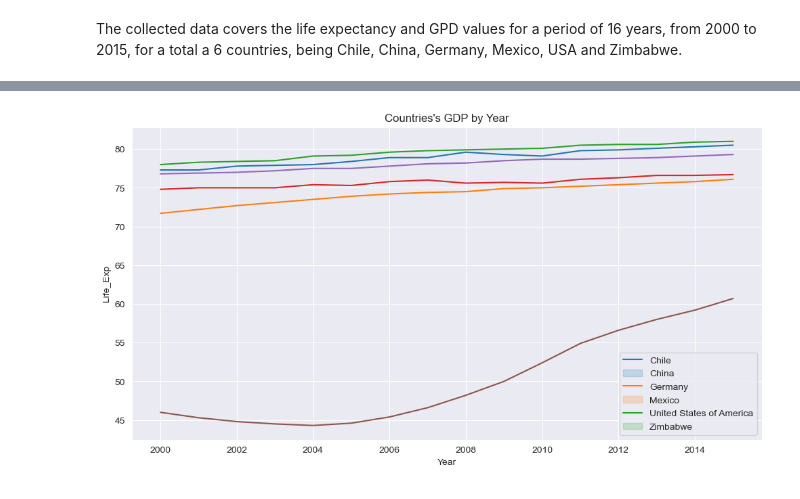
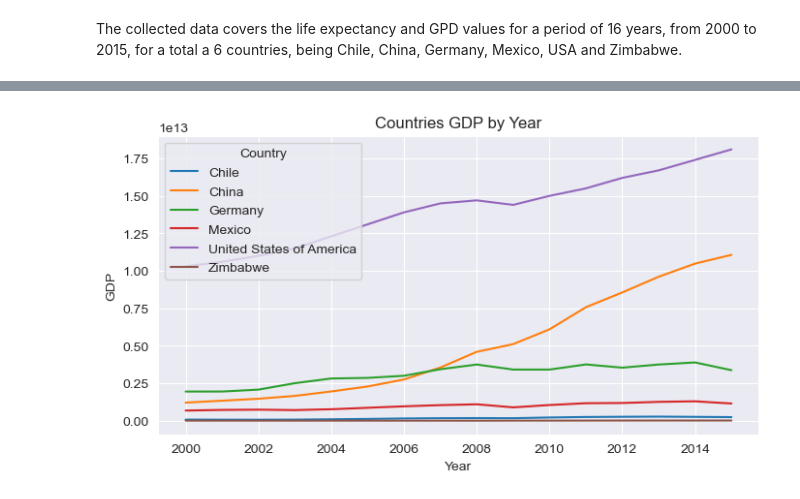
Before and after one commit to dorinMaraku/Life-Expectancy-and-GDP-Starter, a Jupyter notebook: life_expectancy_gdp.ipynb, the cells around one changed output, grey strips where cells are left out. Saved outputs shown, nothing was run; the diff lists cells and outputs as text; code cells hidden in the pictures.

```diff
--- a/life_expectancy_gdp.ipynb
+++ b/life_expectancy_gdp.ipynb
@@ -28,6 +28,6 @@ df.sample(10)
 # %%
 # renaming the Life Expectancy column for ease of use.
-df.rename(columns={'Life expectancy at birth (years)':'Life_Exp'}, inplace=True)
+df = df.rename(columns={'Life expectancy at birth (years)':'Life_Exp'})
 df.head()
 # %% [output]
 |  | Country | Year | Life_Exp | GDP |
@@ -102,8 +97,7 @@ plt.legend(df.Country.unique());
 # %%
-plt.figure(figsize=(12,6))
-for i in range(df.Country.nunique()):
-    sns.lineplot(x='Year', y='Life_Exp', data=df[df.Country==df.Country.unique()[i]])
-plt.title("Countries's GDP by Year")
-plt.legend(df.Country.unique());
+# plot countries gpd by year
+plt.figure(figsize=(8,4))
+sns.lineplot(x='Year', y='GDP', data=df, hue='Country')
+plt.title("Countries GDP by Year");
 # %% [output]
-[figure, old version]
+[figure, new version]
```
Also changed, not shown: parts of 11 cells of this notebook.
